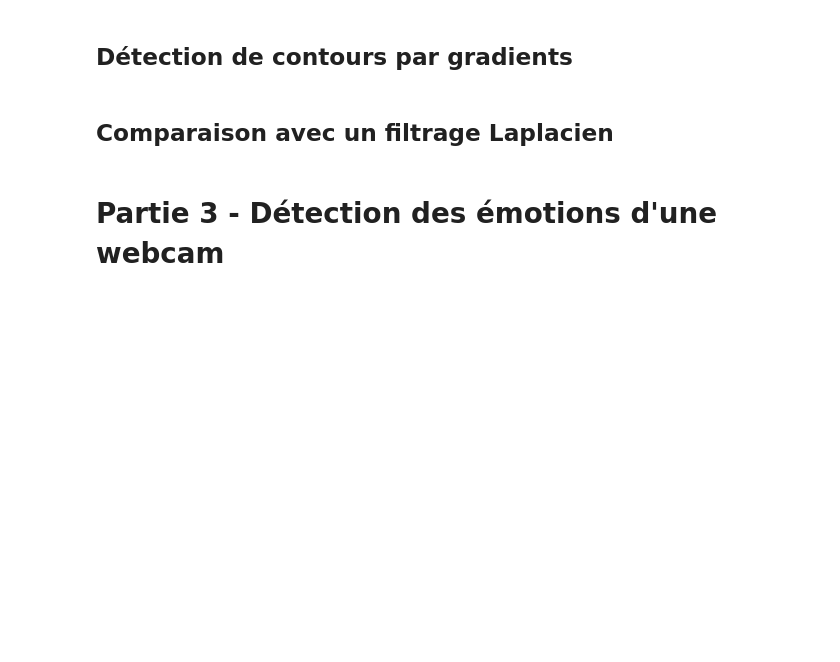
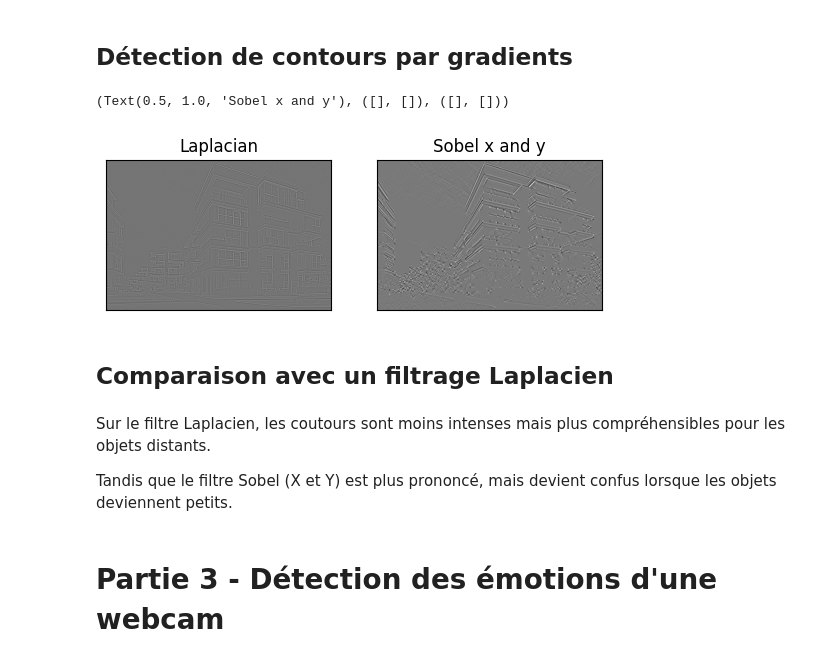
Before and after one commit to Isio-19/TraitementImage, a Jupyter notebook: TP1/main.ipynb, the cells around one changed output. Cells and saved outputs as stored; diff of their text form; code cells hidden in the pictures; blank space fills up the shorter version.

```diff
--- a/TP1/main.ipynb
+++ b/TP1/main.ipynb
@@ -239,6 +273,28 @@ import cv2 as cv
 # %% [markdown]
 ## Détection de contours par gradients
+# %%
+import numpy as np
+import cv2 as cv
+from matplotlib import pyplot as plt
+
+image = cv.imread('test.webp', cv.IMREAD_GRAYSCALE)
+
+sobel = cv.Sobel(image, cv.CV_64F, 1, 1, ksize=5)
+laplacian = cv.Laplacian(image, cv.CV_64F)
+
+plt.subplot(1,2,1),plt.imshow(laplacian, cmap = 'gray')
+plt.title('Laplacian'), plt.xticks([]), plt.yticks([])
+
+plt.subplot(1,2,2),plt.imshow(sobel, cmap = 'gray')
+plt.title('Sobel x and y'), plt.xticks([]), plt.yticks([])
+# %% [output]
+(Text(0.5, 1.0, 'Sobel x and y'), ([], []), ([], []))
+[figure, added]
 # %% [markdown]
 ## Comparaison avec un filtrage Laplacien
+# %% [markdown]
+Sur le filtre Laplacien, les coutours sont moins intenses mais plus compréhensibles pour les objets distants.
+
+Tandis que le filtre Sobel (X et Y) est plus prononcé, mais devient confus lorsque les objets deviennent petits.
 # %% [markdown]
 # Partie 3 - Détection des émotions d'une webcam
```
Also changed, not shown: parts of 11 cells of this notebook, 4 other files.
